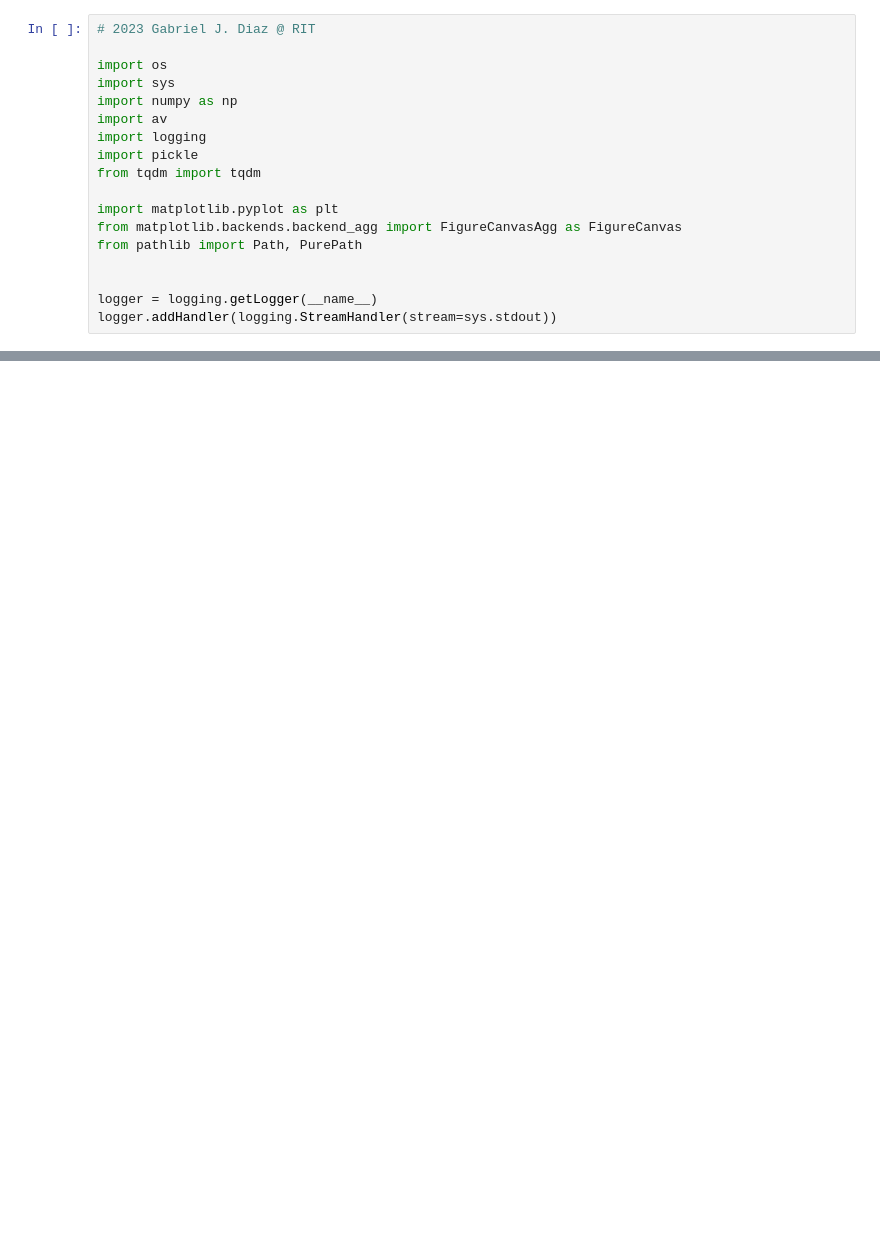
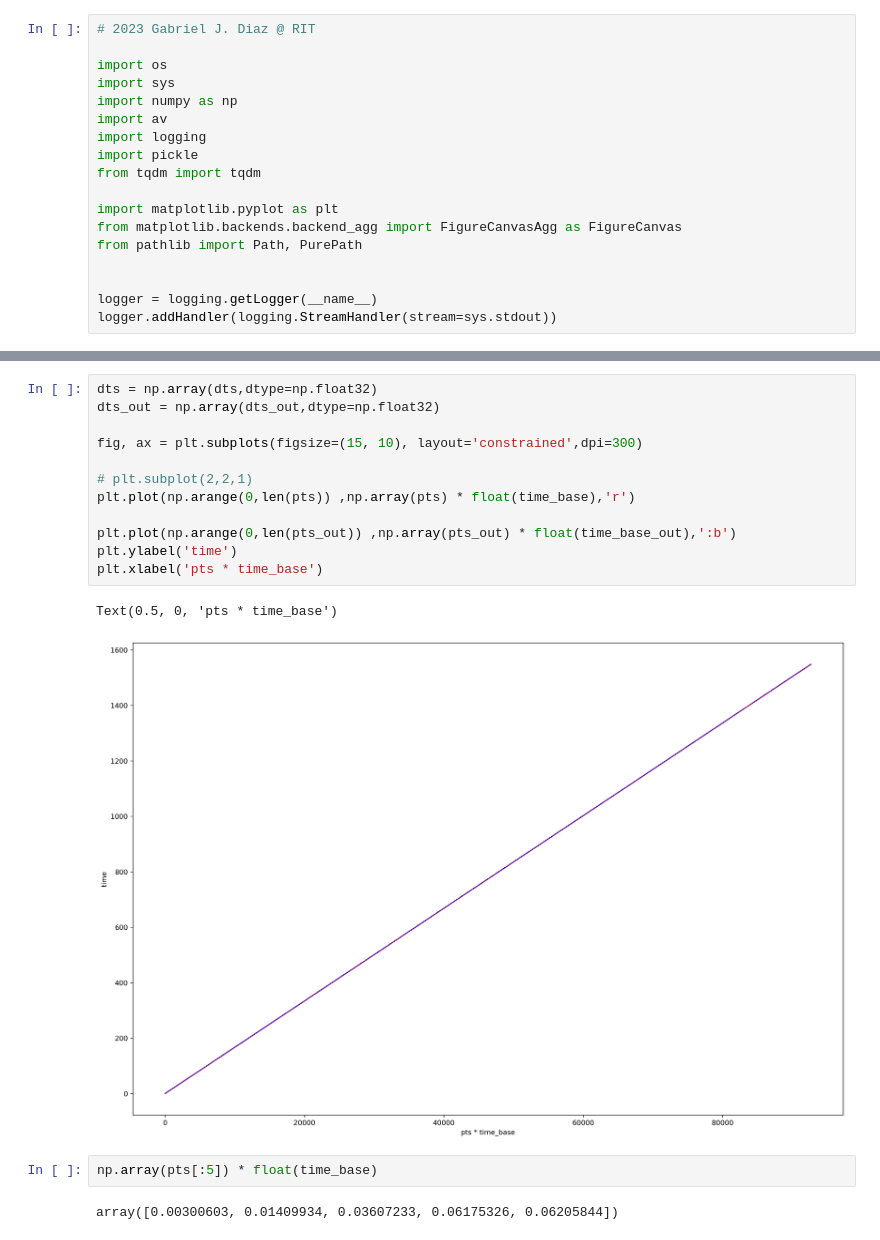
Before and after one commit to PerForm-Lab-RIT/retinal_flow_toolkit, a Jupyter notebook: sandbox/frame_pts-dts.ipynb, the cells around one changed output, grey strips where cells are left out. Drawn from its saved outputs; the diff is of its cells as text; blank space fills up the shorter version.

```diff
--- a/sandbox/frame_pts-dts.ipynb
+++ b/sandbox/frame_pts-dts.ipynb
@@ -113,0 +150,19 @@ Text(0.5, 0, 'frame_time_base')
+# %%
+dts = np.array(dts,dtype=np.float32)
+dts_out = np.array(dts_out,dtype=np.float32)
+
+fig, ax = plt.subplots(figsize=(15, 10), layout='constrained',dpi=300)
+
+# plt.subplot(2,2,1)
+plt.plot(np.arange(0,len(pts)) ,np.array(pts) * float(time_base),'r')
+
+plt.plot(np.arange(0,len(pts_out)) ,np.array(pts_out) * float(time_base_out),':b')
+plt.ylabel('time')
+plt.xlabel('pts * time_base')
+# %% [output]
+Text(0.5, 0, 'pts * time_base')
+[figure, added]
+# %%
+np.array(pts[:5]) * float(time_base)
+# %% [output]
+array([0.00300603, 0.01409934, 0.03607233, 0.06175326, 0.06205844])
```
Also changed, not shown: parts of 16 cells of this notebook, 3 other files.
